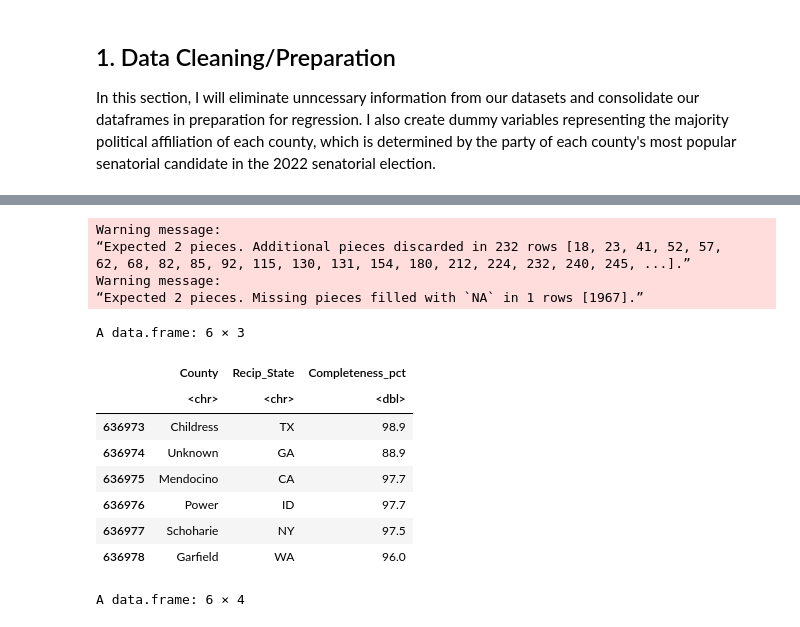
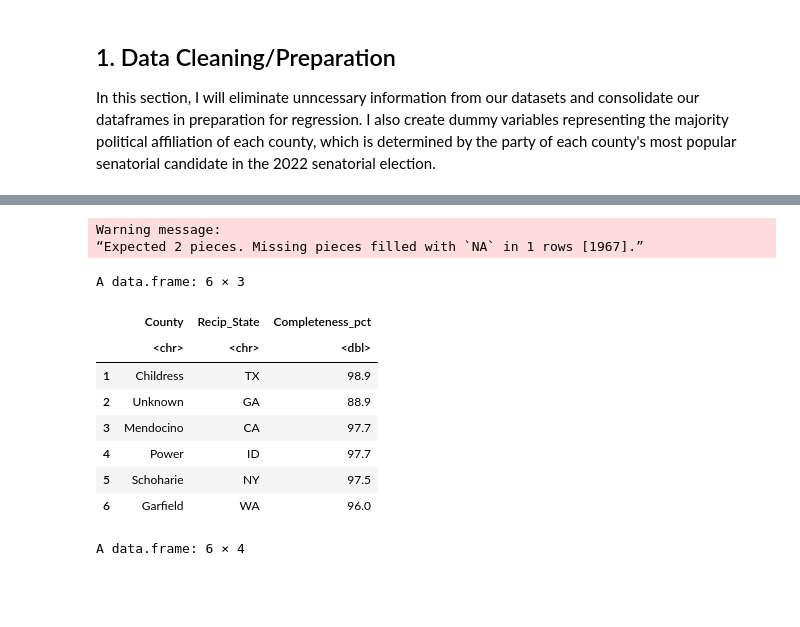
Before and after one commit to SophiaEC/CovidSample, a Jupyter notebook: SCCodeSample1.ipynb, the cells around one changed output, grey strips where cells are left out. Drawn from its saved outputs; the diff is of its cells as text; code cells hidden in the pictures; blank space fills up the shorter version.

```diff
--- a/SCCodeSample1.ipynb
+++ b/SCCodeSample1.ipynb
@@ -40,6 +27,6 @@ The following objects are masked from ‘package:base’:
 # %%
 #Get covid data
-covid_county <- as.data.frame(read.csv("/COVID-19_Vaccinations_in_the_United_States_County.csv"))
+covid_county <- as.data.frame(read.csv("/content/COVID-19_Vaccinations_in_the_United_States_County.csv"))
 head(covid_county)
 # %% [output]
 A data.frame: 6 × 80
@@ -68,28 +55,25 @@ A data.frame: 6 × 80
 # %%
 #Get tidyr
 library(tidyr)
 
 #Cleaning dataframe: Changing column names for consistency and discarding unnecessary content
 Covid_Clean <- End2022_Covid %>%
-  separate(Recip_County, into = c("County", "Extra"), sep = " ")
+  separate(Recip_County, into = c("County", "Extra"), sep = " ", extra="merge")
 
 Covid_Clean <- Covid_Clean[, c("County", "Recip_State", "Completeness_pct")]
 head(Covid_Clean)
 # %% [output]
-Warning message:
-“Expected 2 pieces. Additional pieces discarded in 232 rows [18, 23, 41, 52, 57,
-62, 68, 82, 85, 92, 115, 130, 131, 154, 180, 212, 224, 232, 240, 245, ...].”
 Warning message:
 “Expected 2 pieces. Missing pieces filled with `NA` in 1 rows [1967].”
 A data.frame: 6 × 3
 |  | County | Recip_State | Completeness_pct |
 |  | <chr> | <chr> | <dbl> |
-| 636973 | Childress | TX | 98.9 |
-| 636974 | Unknown | GA | 88.9 |
-| 636975 | Mendocino | CA | 97.7 |
-| 636976 | Power | ID | 97.7 |
-| 636977 | Schoharie | NY | 97.5 |
-| 636978 | Garfield | WA | 96.0 |
+| 1 | Childress | TX | 98.9 |
+| 2 | Unknown | GA | 88.9 |
+| 3 | Mendocino | CA | 97.7 |
+| 4 | Power | ID | 97.7 |
+| 5 | Schoharie | NY | 97.5 |
+| 6 | Garfield | WA | 96.0 |
 # %%
 #Get income data
 income_county <- read.csv("/Income by County (1).csv")
```
Also changed, not shown: parts of 3 cells of this notebook.
